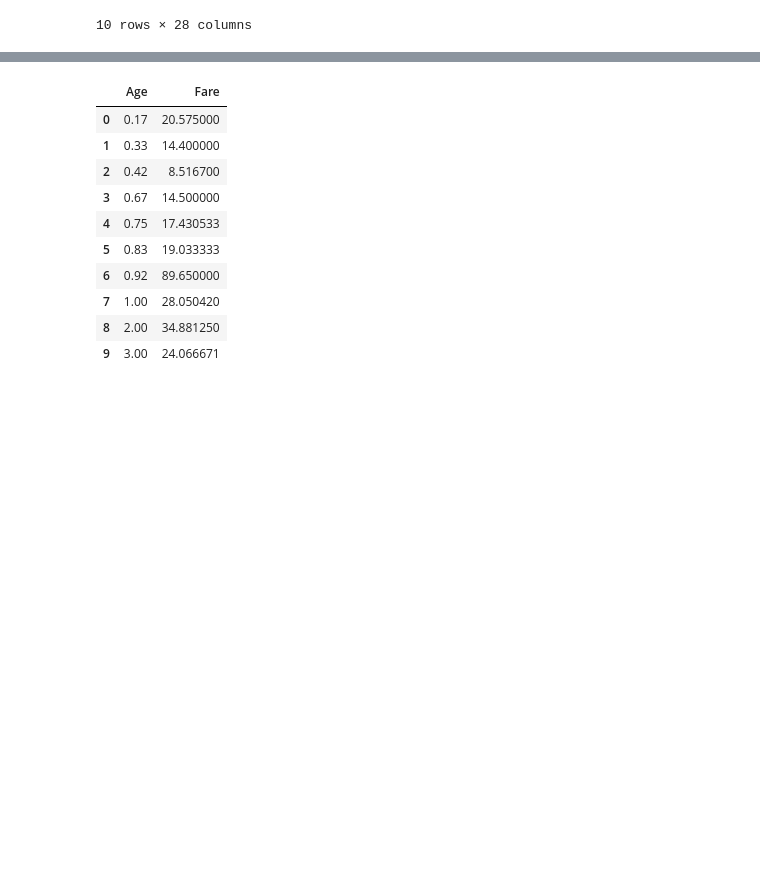
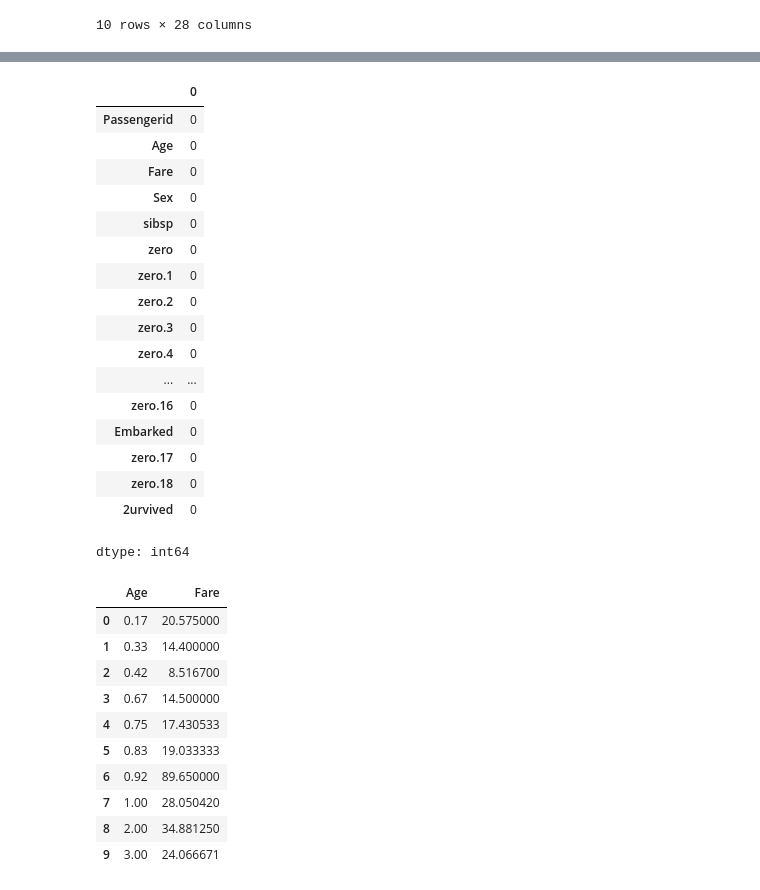
Before and after one commit to fauzan18296/Challenge-Foundations-Of-Data-Manipulation-And-Analysis, a Jupyter notebook: main.ipynb, the cells around one changed output, grey strips where cells are left out. Cells and saved outputs as stored; diff of their text form; code cells hidden in the pictures; blank space fills up the shorter version.

```diff
--- a/main.ipynb
+++ b/main.ipynb
@@ -38 +105,23 @@ df.head(10)
+# %%
+# Check isi dari NA(Not Available) semua kolom.
+df_clean.isna().sum()
+# %% [output]
+|  | 0 |
+| Passengerid | 0 |
+| Age | 0 |
+| Fare | 0 |
+| Sex | 0 |
+| sibsp | 0 |
+| zero | 0 |
+| zero.1 | 0 |
+| zero.2 | 0 |
+| zero.3 | 0 |
+| zero.4 | 0 |
+| ... | ... |
+| zero.16 | 0 |
+| Embarked | 0 |
+| zero.17 | 0 |
+| zero.18 | 0 |
+| 2urvived | 0 |
+dtype: int64
 # %%
```
Also changed, not shown: parts of 3 cells of this notebook.
